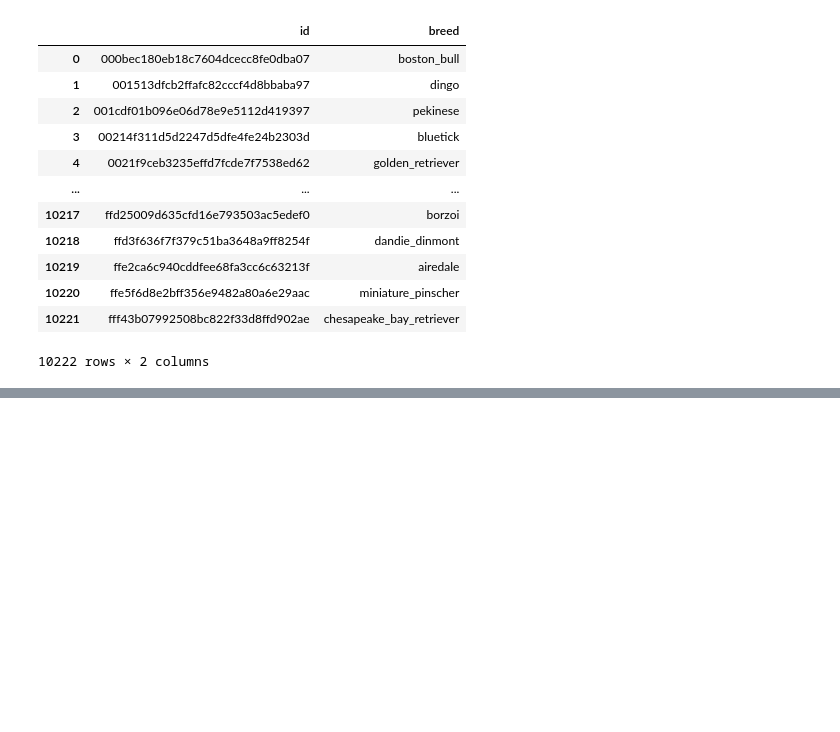
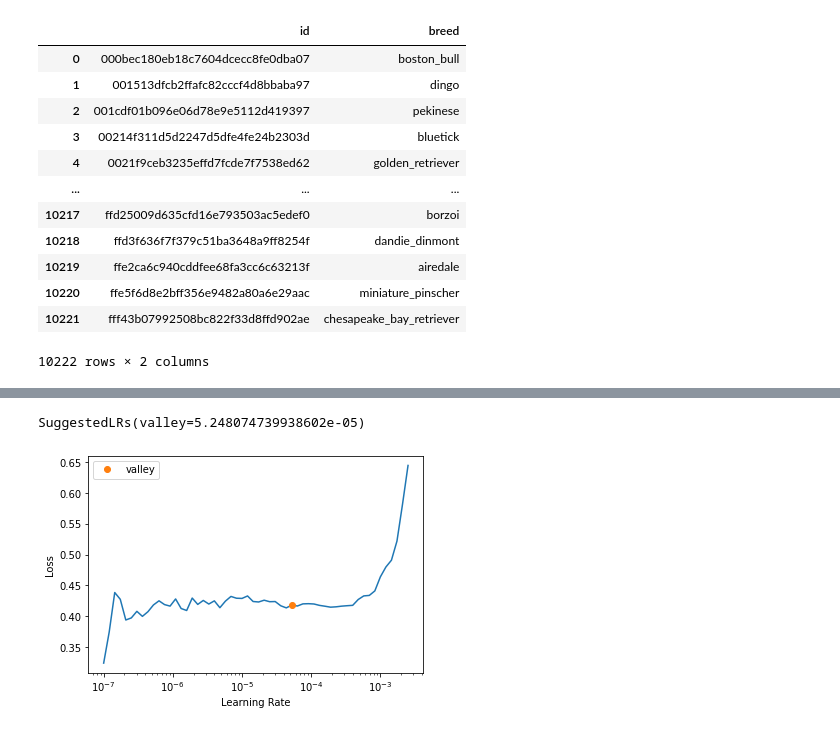
Before and after one commit to willystw/fastai-learning, a Jupyter notebook: dog-identification/Dog_Breed_Identification.ipynb, the cells around one changed output, grey strips where cells are left out. Saved outputs shown, nothing was run; the diff lists cells and outputs as text; code cells hidden in the pictures; blank space fills up the shorter version.

```diff
--- a/dog-identification/Dog_Breed_Identification.ipynb
+++ b/dog-identification/Dog_Breed_Identification.ipynb
@@ -139,4 +152,0 @@ ValueError: ignored
-# %%
-learn.fit_one_cycle(3, 3e-3)
-learn.unfreeze()
-learn.fit_one_cycle(12, lr_max=slice(1e-6,1e-4))
@@ -160,0 +161,3 @@ learn.fit_one_cycle(12, lr_max=slice(1e-6,1e-4))
+# %%
+learn.lr_find()
+# %% [output]
@@ -160,0 +165,2 @@ learn.fit_one_cycle(12, lr_max=slice(1e-6,1e-4))
+SuggestedLRs(valley=5.248074739938602e-05)
+[figure, added]
```
Also changed, not shown: parts of 12 cells of this notebook.
